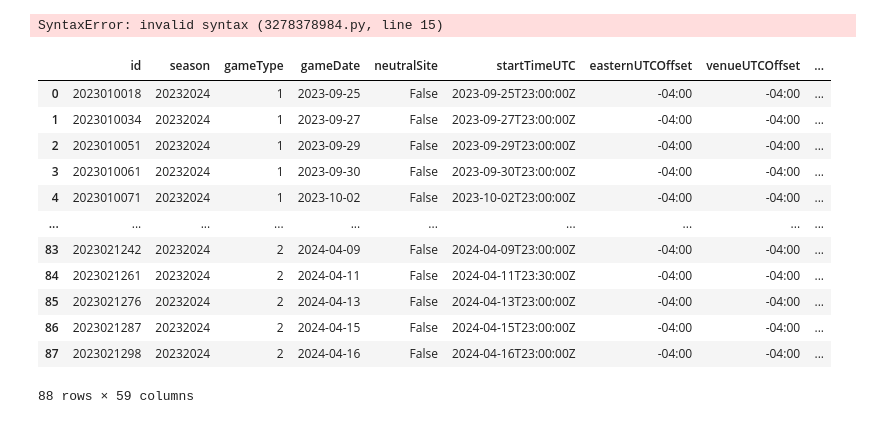
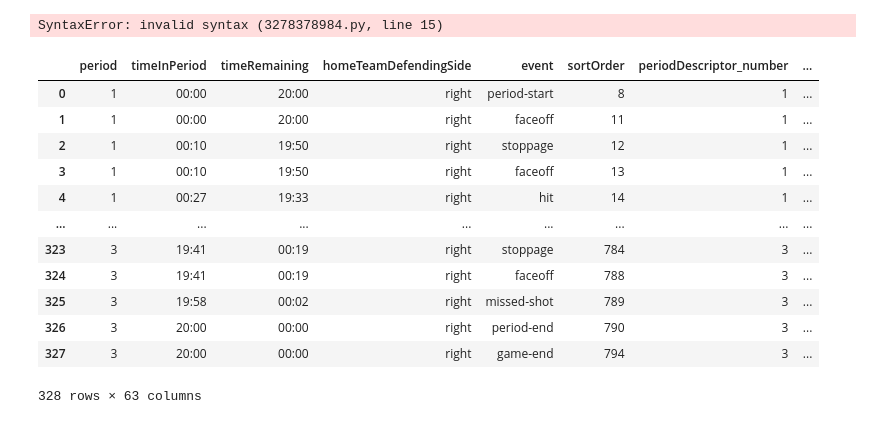
Before and after one commit to maxtixador/max_nhl_scraper, a Jupyter notebook: nhl/utility/notebook1.ipynb, the cells around one changed output. Drawn from its saved outputs; the diff is of its cells as text; code cells hidden in the pictures.

```diff
--- a/nhl/utility/notebook1.ipynb
+++ b/nhl/utility/notebook1.ipynb
@@ -80,19 +79,40 @@ def format_fetch_teams(func):
 fetch_teams_json()
 # %% [output]
 SyntaxError: invalid syntax (3278378984.py, line 15)
-# %%
-pd.json_normalize(fetch_team_schedule_json("Canadiens").get('games', []))
-# %% [output]
-|  | id | season | gameType | gameDate | neutralSite | startTimeUTC | easternUTCOffset | venueUTCOffset | ... |
-| 0 | 2023010018 | 20232024 | 1 | 2023-09-25 | False | 2023-09-25T23:00:00Z | -04:00 | -04:00 | ... |
-| 1 | 2023010034 | 20232024 | 1 | 2023-09-27 | False | 2023-09-27T23:00:00Z | -04:00 | -04:00 | ... |
-| 2 | 2023010051 | 20232024 | 1 | 2023-09-29 | False | 2023-09-29T23:00:00Z | -04:00 | -04:00 | ... |
-| 3 | 2023010061 | 20232024 | 1 | 2023-09-30 | False | 2023-09-30T23:00:00Z | -04:00 | -04:00 | ... |
-| 4 | 2023010071 | 20232024 | 1 | 2023-10-02 | False | 2023-10-02T23:00:00Z | -04:00 | -04:00 | ... |
-| ... | ... | ... | ... | ... | ... | ... | ... | ... | ... |
-| 83 | 2023021242 | 20232024 | 2 | 2024-04-09 | False | 2024-04-09T23:00:00Z | -04:00 | -04:00 | ... |
-| 84 | 2023021261 | 20232024 | 2 | 2024-04-11 | False | 2024-04-11T23:30:00Z | -04:00 | -04:00 | ... |
-| 85 | 2023021276 | 20232024 | 2 | 2024-04-13 | False | 2024-04-13T23:00:00Z | -04:00 | -04:00 | ... |
-| 86 | 2023021287 | 20232024 | 2 | 2024-04-15 | False | 2024-04-15T23:00:00Z | -04:00 | -04:00 | ... |
-| 87 | 2023021298 | 20232024 | 2 | 2024-04-16 | False | 2024-04-16T23:00:00Z | -04:00 | -04:00 | ... |
-88 rows × 59 columns
+# %%
+
+# Read the CSV file into a DataFrame
+df = pd.read_csv('/Users/max/Documents/Projects/max_nhl_scraper/data/pbp/pbp_2023020542.csv')
+
+# Calculate goal differential based on 'is_home' and 'homeScore'/'awayScore'
+df['goal_differential'] = np.where(df['is_home'] == 1, df['homeScore'] - df['awayScore'], df['awayScore'] - df['homeScore'])
+
+# Set 'goal_differential' to NaN where 'eventTeam' is NaN
+df.loc[df['eventTeam'].isna(), 'goal_differential'] = np.nan
+
+# # Initialize 'normalized_xCoord' with 'xCoord'
+# df['normalized_xCoord'] = df['xCoord']
+
+# # Update 'normalized_xCoord' based on conditions
+# df.loc[(df['homeTeamDefendingSide'] == 'right') & (df['is_home'] == 1), 'normalized_xCoord'] = df['xCoord'] * -1
+# df.loc[(df['homeTeamDefendingSide'] == 'left') & (df['is_home'] == 0), 'normalized_xCoord'] = df['xCoord'] * -1
+
+# # Calculate 'normalized_yCoord' based on 'normalized_xCoord'
+# df['normalized_yCoord'] = np.where(df['normalized_xCoord'] == df['xCoord'], df['yCoord'], df['yCoord'] * -1)
+
+# # Print the resulting DataFrame
+df
+# %% [output]
+|  | period | timeInPeriod | timeRemaining | homeTeamDefendingSide | event | sortOrder | periodDescriptor_number | ... |
+| 0 | 1 | 00:00 | 20:00 | right | period-start | 8 | 1 | ... |
+| 1 | 1 | 00:00 | 20:00 | right | faceoff | 11 | 1 | ... |
+| 2 | 1 | 00:10 | 19:50 | right | stoppage | 12 | 1 | ... |
+| 3 | 1 | 00:10 | 19:50 | right | faceoff | 13 | 1 | ... |
+| 4 | 1 | 00:27 | 19:33 | right | hit | 14 | 1 | ... |
+| ... | ... | ... | ... | ... | ... | ... | ... | ... |
+| 323 | 3 | 19:41 | 00:19 | right | stoppage | 784 | 3 | ... |
+| 324 | 3 | 19:41 | 00:19 | right | faceoff | 788 | 3 | ... |
+| 325 | 3 | 19:58 | 00:02 | right | missed-shot | 789 | 3 | ... |
+| 326 | 3 | 20:00 | 00:00 | right | period-end | 790 | 3 | ... |
+| 327 | 3 | 20:00 | 00:00 | right | game-end | 794 | 3 | ... |
+328 rows × 63 columns
```
Also changed, not shown: parts of 2 cells of this notebook, 37 other files.
